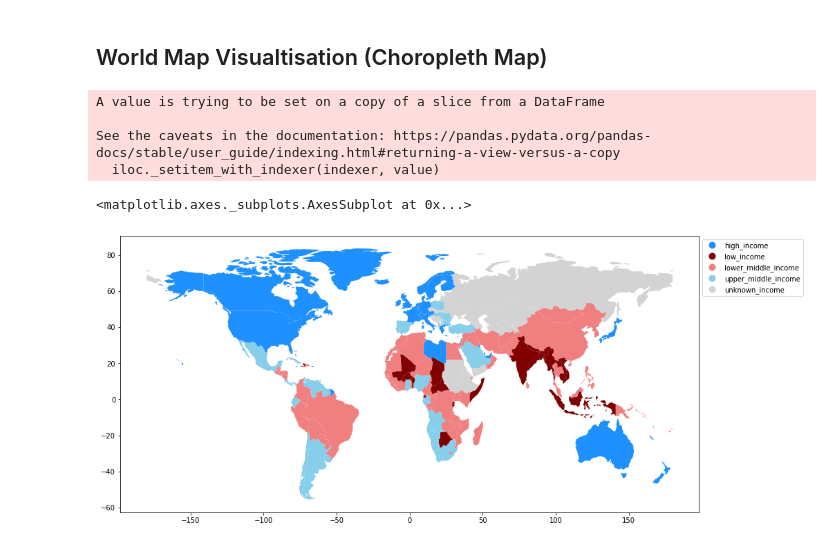
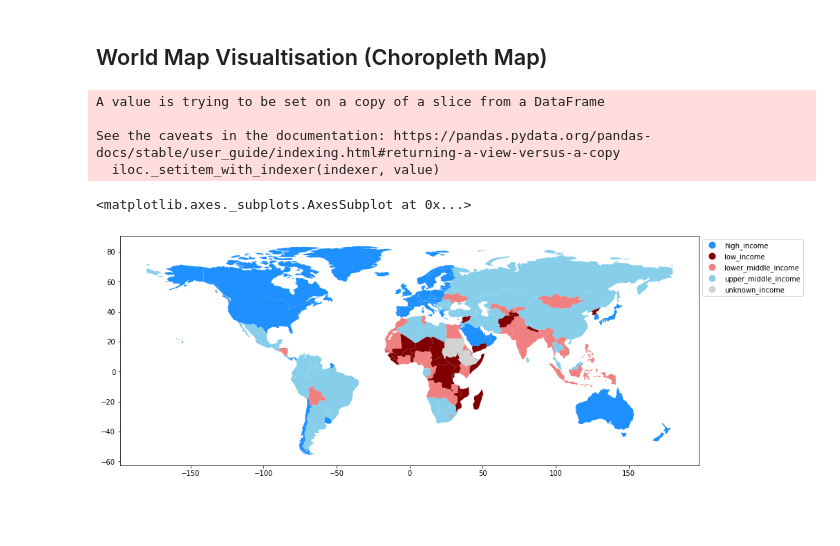
Before and after one commit to christoph-fraller/dopp_2020w_group03_ex3, a Jupyter notebook: dopp_2020w_group03_ex3_with_git.ipynb, the cells around one changed output. Saved outputs shown, nothing was run; the diff lists cells and outputs as text; code cells hidden in the pictures; blank space fills up the shorter version.

```diff
--- a/dopp_2020w_group03_ex3_with_git.ipynb
+++ b/dopp_2020w_group03_ex3_with_git.ipynb
@@ -353,21 +355,41 @@ def compute_missing_population_total(input_data):
 
     df = pd.DataFrame(input_data)
 
-    former_countries_list = [['Former Czechoslovakia', 'Czech Republic', 'Slovakia'],
+    former_country_lists = [['Former Czechoslovakia', 'Czech Republic', 'Slovakia'],
                              ['Former Ethiopia', 'Ethiopia', 'Eritrea'],
                              ['Former Sudan', 'Sudan', 'South Sudan'],
                              ['Former USSR', 'Armenia', 'Azerbaijan', 'Belarus', 'Estonia', 'Georgia', 'Kazakhstan', 'Kyrgyzstan', 'Latvia', 'Lithuania',
                               'Republic of Moldova', 'Russian Federation', 'Tajikistan', 'Turkmenistan', 'Ukraine', 'Uzbekistan'],
                              ['Former Yugoslavia', 'Bosnia and Herzegovina', 'Croatia', 'Montenegro', 'Republic of North Macedonia', 'Serbia', 'Slovenia']]
 
-    print(former_countries_list)
-    # insert missing values
-    #for row_index in range(0, len(df)):
+    for country_list in former_country_lists:
 
-      #if(pd.isna(df.loc[row_index, 'population_total'])):
+      # get first list elem of list
+      former_country_name = country_list.pop(0)
 
-        #for lst in former_countries_list:
+      # get list of calendar_years
+      calendar_year_list = df.loc[df['country_name'] == former_country_name].calendar_year.tolist()
+
+      for calendar_year in calendar_year_list:
+
+        # get current index of former_country at particular calender_year
+        curr_former_country_index = df.loc[(df['calendar_year'] == calendar_year) & (df['country_name'] == former_country_name)].population_total.index.max()
+
+        # initialize new_population_total
+        new_population_total = 0
+
+        for country_name in country_list:
+
+          if pd.isnull(df.loc[(df['calendar_year'] == calendar_year) & (df['country_name'] == country_name)].gni_per_capita_us_dollar).bool():
+            # get current index of country at particular calender_year
+            curr_country_index = df.loc[(df['calendar_year'] == calendar_year) & (df['country_name'] == country_name)].population_total.index.max()
+
+            # increment new_population_total by population_total of curr_country_index at particular calender_year
+            new_population_total += df.loc[curr_country_index, 'population_total']
+
+        # update population_total of former_country with new_population_total at particular calender_year
+        df.loc[curr_former_country_index, 'population_total'] = new_population_total if new_population_total > 0 else np.nan
 
     return df
 
-income_data_population_total_computed = compute_missing_population_total(income_data_country_codes_inserted)
+income_data_preprocessed = compute_missing_population_total(income_data_country_codes_inserted)
@@ -442,8 +498,8 @@ sb.heatmap(threshold_data_complete.isna(), cbar = False);
 # %% [markdown]
 ## Assign income-level labels based on gni and income-level thresholds
 # %%
-# merge merged_income_data and threshold_data_complete using calendar_year
-income_classification_data = merged_income_data.merge(threshold_data_complete, how = 'left', on = 'calendar_year')
+# merge income_data_preprocessed and threshold_data_complete using calendar_year
+income_classification_data = income_data_preprocessed.merge(threshold_data_complete, how = 'left', on = 'calendar_year')
 
 # assign income-level labels based on gni and thresholds
 income_classification_data.loc[(income_classification_data['gni_per_capita_us_dollar'] <= income_classification_data['low_income_level_threshold']), 'income_level_label'] = 'low_income'
@@ -585,6 +588,8 @@ country_with_missing_entries[country_with_missing_entries['population_maximum_wh
 ## Calculating the population living in the different income levels
 # %%
 #create sum of population of each income category for each year
+
+income_classification_data.set_index('calendar_year', inplace = True)
 
 population_income = pd.DataFrame()
 population_income['low_income_population'] = income_classification_data['population_total'].loc[income_classification_data['income_level_label'] == 'low_income'].groupby('calendar_year').sum()
@@ -707,27 +712,27 @@ plt.show()
 # %%
 #load geometry data for all countries
 world = geopandas.read_file(geopandas.datasets.get_path('naturalearth_lowres'))
 
 #correct wrong iso code
 world['iso_a3'].loc[world['name'] == 'France'] = 'FRA'
 world['iso_a3'].loc[world['name'] == 'Norway'] = 'NOR'
 world['iso_a3'].loc[world['name'] == 'Kosovo'] = 'XKX'
 
 #drop unnecessary columns
 country_shapes = world[['geometry', 'iso_a3']]
 
 #merge geometry with income data on country code, select year to look at
-geo_income_data = country_shapes.merge(income_classification_data.loc[1970], left_on='iso_a3', right_on='iso_alpha3_code')
+geo_income_data = country_shapes.merge(income_classification_data.loc[2018], left_on='iso_a3', right_on='iso_alpha3_code')
 
 #plot map
 legend_dict = {'bbox_to_anchor' : (1., 1), 'loc' :'upper left'}
 missing_dict = {"color": "lightgrey","label": "unknown_income"}
 colors = ['dodgerblue','maroon','lightcoral','skyblue']
 geo_income_data.plot(column='income_level_label', legend = True, legend_kwds = legend_dict, figsize=(15, 10), missing_kwds = missing_dict, cmap = matplotlib.colors.ListedColormap(colors))
 # %% [output]
 A value is trying to be set on a copy of a slice from a DataFrame
 
 See the caveats in the documentation: https://pandas.pydata.org/pandas-docs/stable/user_guide/indexing.html#returning-a-view-versus-a-copy
   iloc._setitem_with_indexer(indexer, value)
 <matplotlib.axes._subplots.AxesSubplot at 0x...>
-[figure, old version]
+[figure, new version]
```
Also changed, not shown: parts of 19 cells of this notebook.
